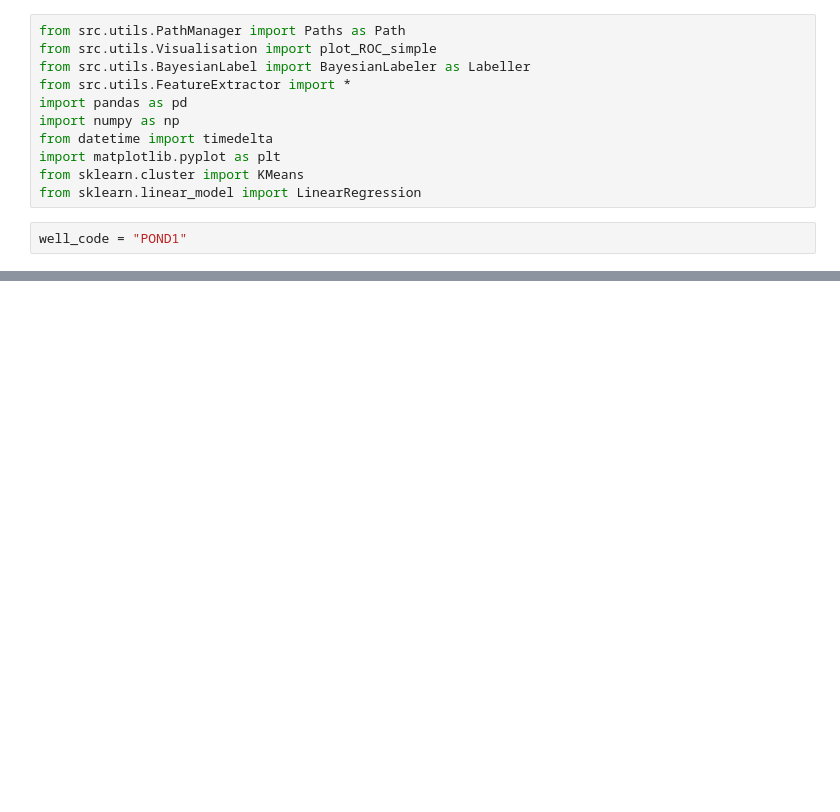
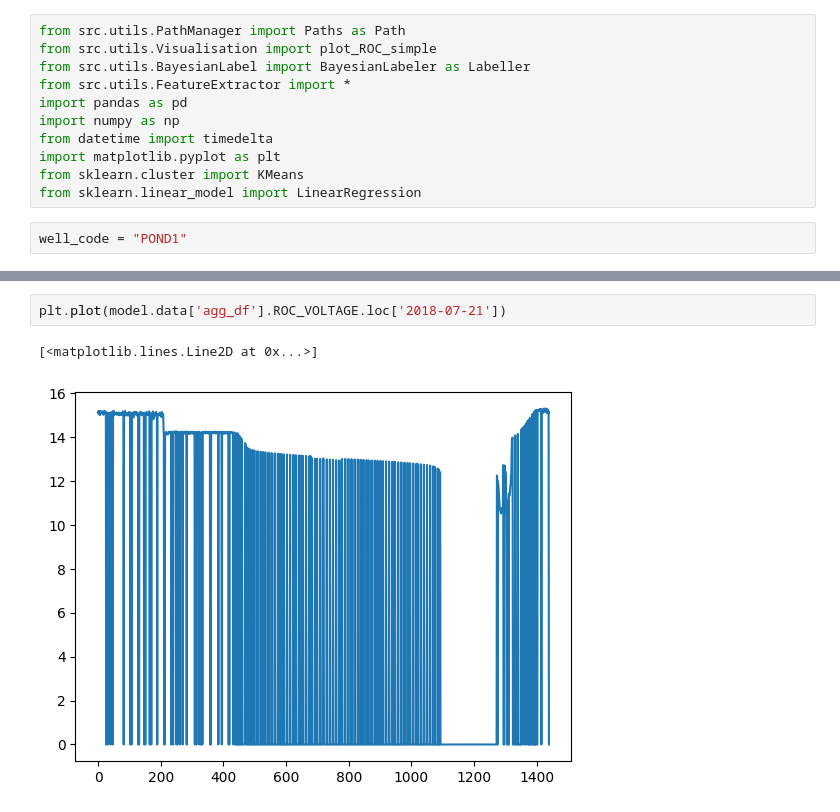
Before and after one commit to HarryLe95/Consilium_ROC_HOANG, a Jupyter notebook: app/BayesianLabel_Example copy.ipynb, the cells around one changed output, grey strips where cells are left out. Saved outputs shown, nothing was run; the diff lists cells and outputs as text; blank space fills up the shorter version.

```diff
--- a/app/BayesianLabel_Example copy.ipynb
+++ b/app/BayesianLabel_Example copy.ipynb
@@ -48,0 +73,5 @@ plot_ROC_simple(data["raw_df"],data["label_df"],start='2018-01-01',end='2019-01-
+# %%
+plt.plot(model.data['agg_df'].ROC_VOLTAGE.loc['2018-07-21'])
+# %% [output]
+[<matplotlib.lines.Line2D at 0x...>]
+[figure, added]
```
Also changed, not shown: parts of 26 cells of this notebook, 1 other file.
